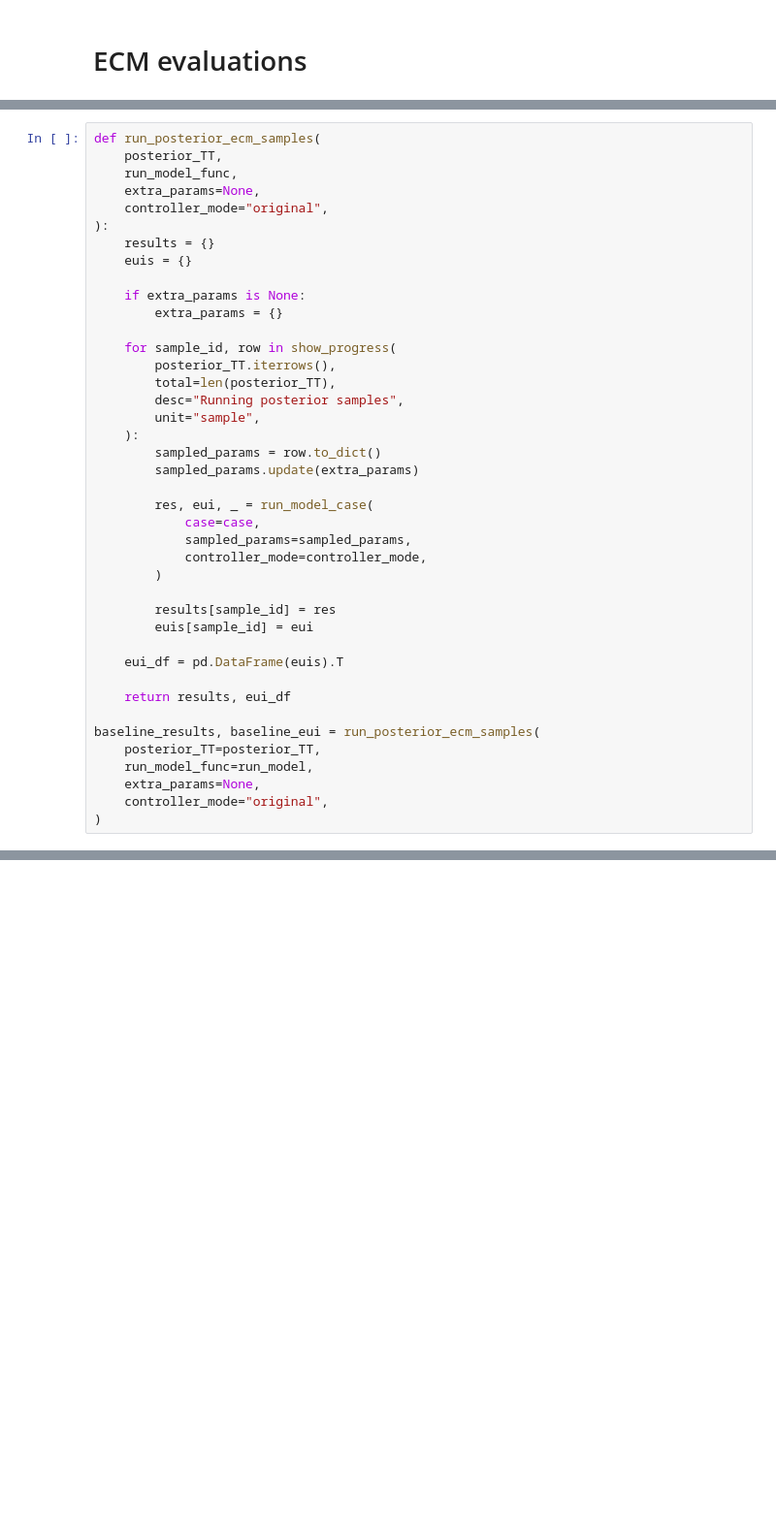
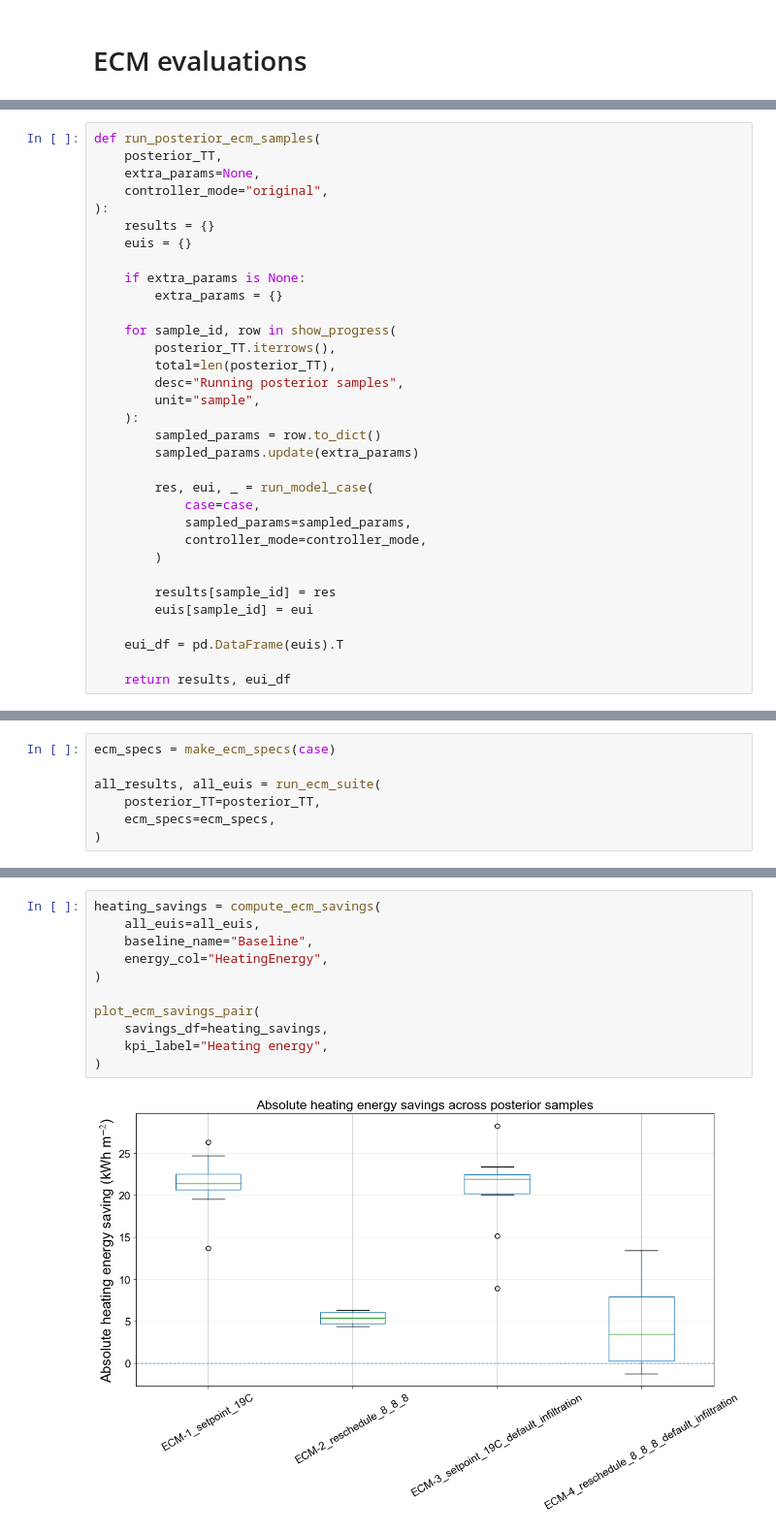
Before and after one commit to RuiBoGithub/RC_br, a Jupyter notebook: _2_auto_2.ipynb, the cells around one changed output, grey strips where cells are left out. Shown at 97% size. Cells and saved outputs as stored; diff of their text form; blank space fills up the shorter version.

```diff
--- a/_2_auto_2.ipynb
+++ b/_2_auto_2.ipynb
@@ -486,7 +455,6 @@ def show_progress(
 # %%
 def run_posterior_ecm_samples(
     posterior_TT,
-    run_model_func,
     extra_params=None,
     controller_mode="original",
 ):
@@ -517,10 +485,3 @@ def run_posterior_ecm_samples(
     eui_df = pd.DataFrame(euis).T
 
     return results, eui_df
-
-baseline_results, baseline_eui = run_posterior_ecm_samples(
-    posterior_TT=posterior_TT,
-    run_model_func=run_model,
-    extra_params=None,
-    controller_mode="original",
-)
@@ -526,0 +539,7 @@ baseline_results, baseline_eui = run_posterior_ecm_samples(
+# %%
+ecm_specs = make_ecm_specs(case)
+
+all_results, all_euis = run_ecm_suite(
+    posterior_TT=posterior_TT,
+    ecm_specs=ecm_specs,
+)
@@ -526,0 +620,13 @@ baseline_results, baseline_eui = run_posterior_ecm_samples(
+# %%
+heating_savings = compute_ecm_savings(
+    all_euis=all_euis,
+    baseline_name="Baseline",
+    energy_col="HeatingEnergy",
+)
+
+plot_ecm_savings_pair(
+    savings_df=heating_savings,
+    kpi_label="Heating energy",
+)
+# %% [output]
+[figure, added]
```
Also changed, not shown: parts of 15 cells of this notebook, 8 other files.
